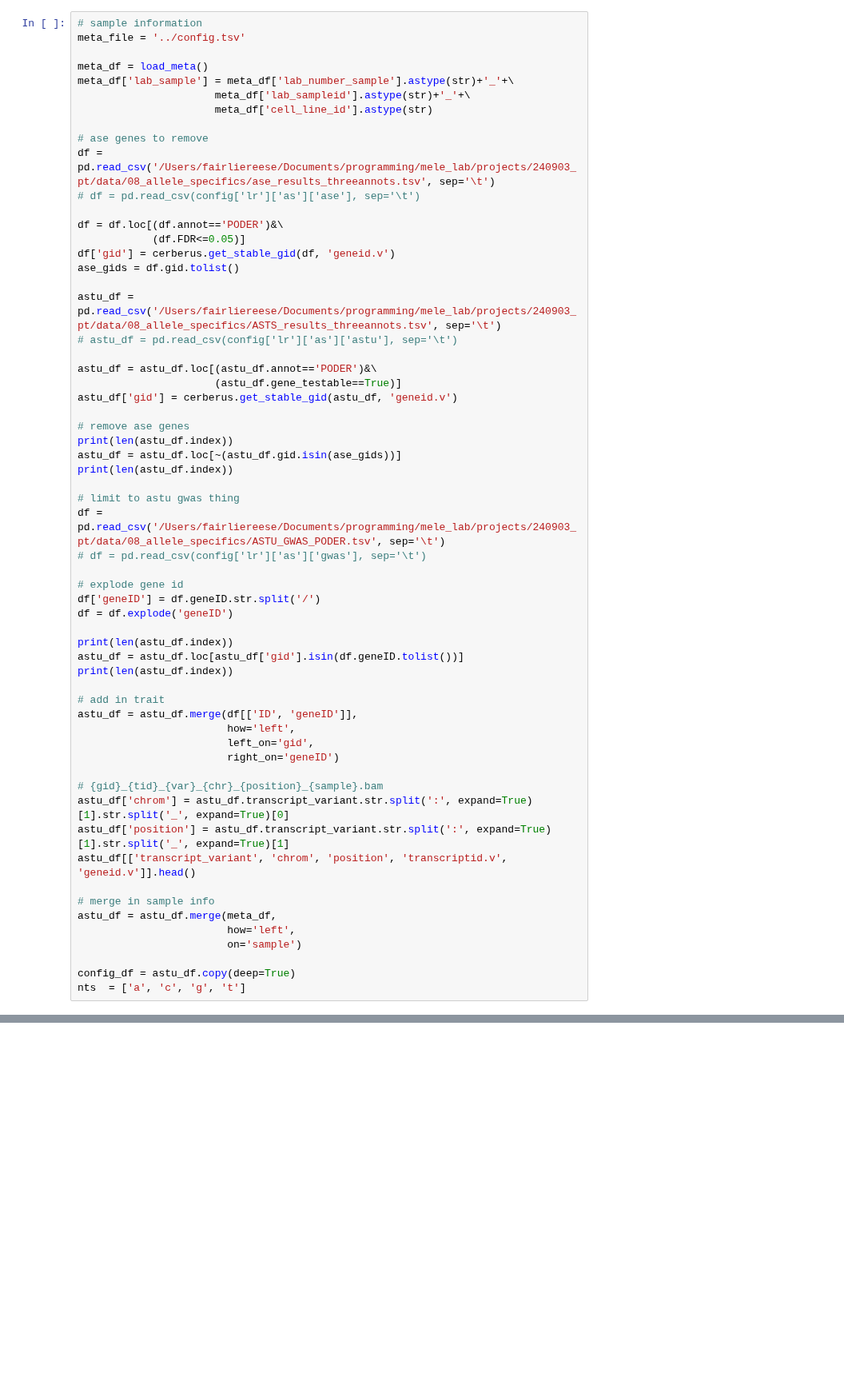
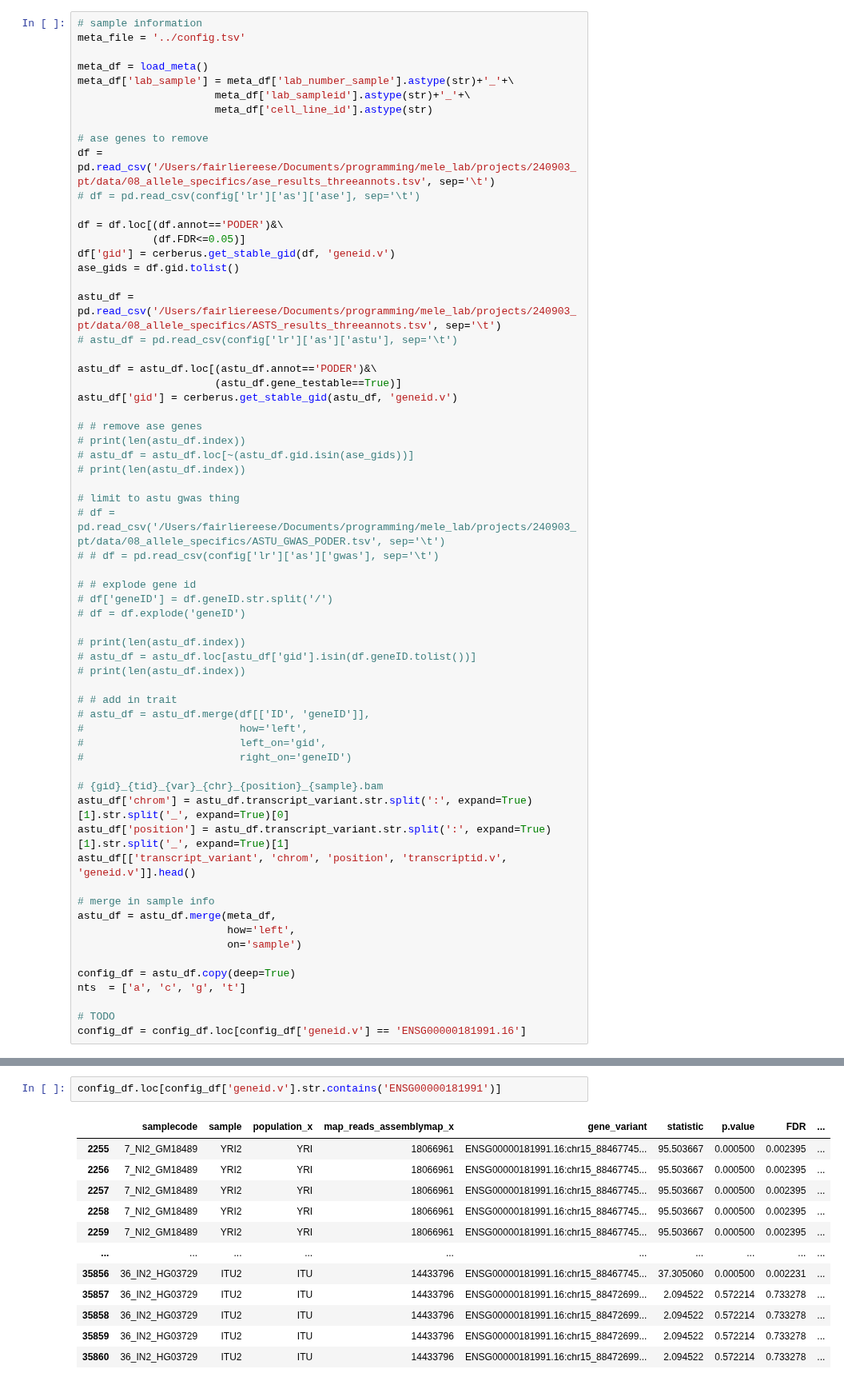
Before and after one commit to fairliereese/240903_pt, a Jupyter notebook: snakemake/astu_example/snakemake_dev.ipynb, the cells around one changed output, grey strips where cells are left out. Shown at 80% size. Drawn from its saved outputs; the diff is of its cells as text; blank space fills up the shorter version.

```diff
--- a/snakemake/astu_example/snakemake_dev.ipynb
+++ b/snakemake/astu_example/snakemake_dev.ipynb
@@ -63,28 +55,28 @@ astu_df = astu_df.loc[(astu_df.annot=='PODER')&\
                       (astu_df.gene_testable==True)]
 astu_df['gid'] = cerberus.get_stable_gid(astu_df, 'geneid.v')
 
-# remove ase genes
-print(len(astu_df.index))
-astu_df = astu_df.loc[~(astu_df.gid.isin(ase_gids))]
-print(len(astu_df.index))
+# # remove ase genes
+# print(len(astu_df.index))
+# astu_df = astu_df.loc[~(astu_df.gid.isin(ase_gids))]
+# print(len(astu_df.index))
 
 # limit to astu gwas thing
-df = pd.read_csv('/Users/fairliereese/Documents/programming/mele_lab/projects/240903_pt/data/08_allele_specifics/ASTU_GWAS_PODER.tsv', sep='\t')
-# df = pd.read_csv(config['lr']['as']['gwas'], sep='\t')
+# df = pd.read_csv('/Users/fairliereese/Documents/programming/mele_lab/projects/240903_pt/data/08_allele_specifics/ASTU_GWAS_PODER.tsv', sep='\t')
+# # df = pd.read_csv(config['lr']['as']['gwas'], sep='\t')
 
-# explode gene id
-df['geneID'] = df.geneID.str.split('/')
-df = df.explode('geneID')
+# # explode gene id
+# df['geneID'] = df.geneID.str.split('/')
+# df = df.explode('geneID')
 
-print(len(astu_df.index))
-astu_df = astu_df.loc[astu_df['gid'].isin(df.geneID.tolist())]
-print(len(astu_df.index))
+# print(len(astu_df.index))
+# astu_df = astu_df.loc[astu_df['gid'].isin(df.geneID.tolist())]
+# print(len(astu_df.index))
 
-# add in trait
-astu_df = astu_df.merge(df[['ID', 'geneID']],
-                        how='left',
-                        left_on='gid',
-                        right_on='geneID')
+# # add in trait
+# astu_df = astu_df.merge(df[['ID', 'geneID']],
+#                         how='left',
+#                         left_on='gid',
+#                         right_on='geneID')
 
 # {gid}_{tid}_{var}_{chr}_{position}_{sample}.bam
 astu_df['chrom'] = astu_df.transcript_variant.str.split(':', expand=True)[1].str.split('_', expand=True)[0]
@@ -98,3 +90,6 @@ astu_df = astu_df.merge(meta_df,
 
 config_df = astu_df.copy(deep=True)
 nts  = ['a', 'c', 'g', 't']
+
+# TODO
+config_df = config_df.loc[config_df['geneid.v'] == 'ENSG00000181991.16']
@@ -133,0 +116,15 @@ expand(expand(config['lr']['astu_example']['bam'],
+# %%
+config_df.loc[config_df['geneid.v'].str.contains('ENSG00000181991')]
+# %% [output]
+|  | samplecode | sample | population_x | map_reads_assemblymap_x | gene_variant | statistic | p.value | FDR | ... |
+| 2255 | 7_NI2_GM18489 | YRI2 | YRI | 18066961 | ENSG00000181991.16:chr15_88467745... | 95.503667 | 0.000500 | 0.002395 | ... |
+| 2256 | 7_NI2_GM18489 | YRI2 | YRI | 18066961 | ENSG00000181991.16:chr15_88467745... | 95.503667 | 0.000500 | 0.002395 | ... |
+| 2257 | 7_NI2_GM18489 | YRI2 | YRI | 18066961 | ENSG00000181991.16:chr15_88467745... | 95.503667 | 0.000500 | 0.002395 | ... |
+| 2258 | 7_NI2_GM18489 | YRI2 | YRI | 18066961 | ENSG00000181991.16:chr15_88467745... | 95.503667 | 0.000500 | 0.002395 | ... |
+| 2259 | 7_NI2_GM18489 | YRI2 | YRI | 18066961 | ENSG00000181991.16:chr15_88467745... | 95.503667 | 0.000500 | 0.002395 | ... |
+| ... | ... | ... | ... | ... | ... | ... | ... | ... | ... |
+| 35856 | 36_IN2_HG03729 | ITU2 | ITU | 14433796 | ENSG00000181991.16:chr15_88467745... | 37.305060 | 0.000500 | 0.002231 | ... |
+| 35857 | 36_IN2_HG03729 | ITU2 | ITU | 14433796 | ENSG00000181991.16:chr15_88472699... | 2.094522 | 0.572214 | 0.733278 | ... |
+| 35858 | 36_IN2_HG03729 | ITU2 | ITU | 14433796 | ENSG00000181991.16:chr15_88472699... | 2.094522 | 0.572214 | 0.733278 | ... |
+| 35859 | 36_IN2_HG03729 | ITU2 | ITU | 14433796 | ENSG00000181991.16:chr15_88472699... | 2.094522 | 0.572214 | 0.733278 | ... |
+| 35860 | 36_IN2_HG03729 | ITU2 | ITU | 14433796 | ENSG00000181991.16:chr15_88472699... | 2.094522 | 0.572214 | 0.733278 | ... |
```
Also changed, not shown: parts of 5 cells of this notebook, 1 other file.
